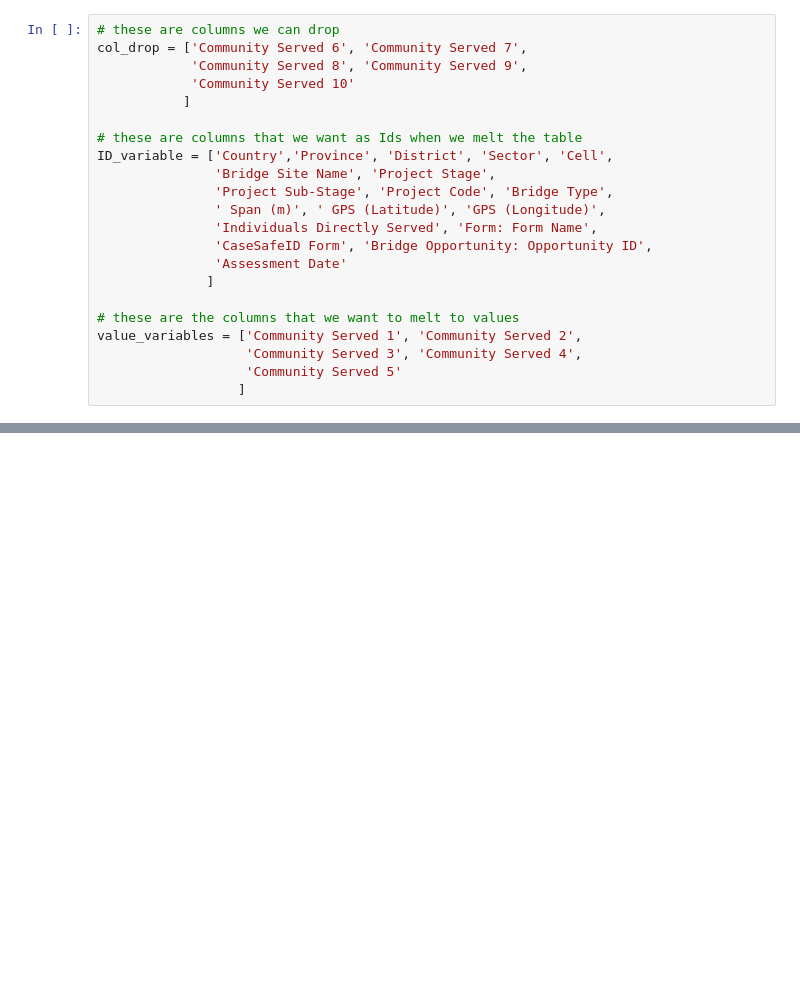
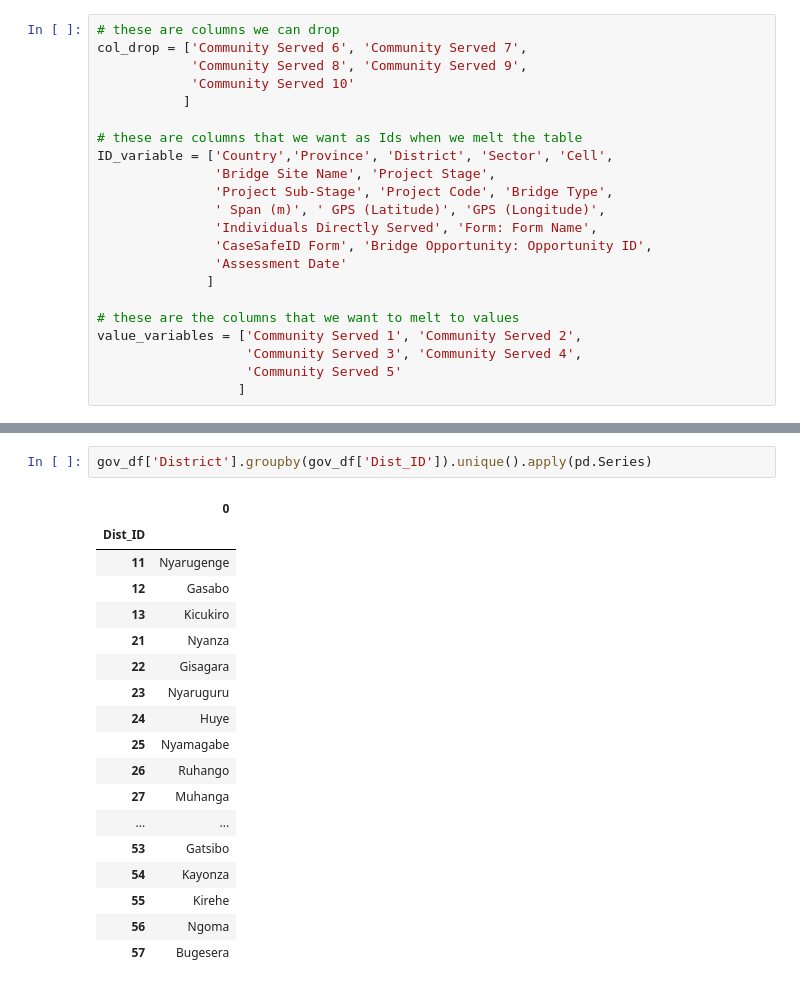
Before and after one commit to BloomTech-Labs/Labs25-Bridges_to_Prosperity-TeamC-ds, a Jupyter notebook: notebooks/cleaningv2.ipynb, the cells around one changed output, grey strips where cells are left out. Drawn from its saved outputs; the diff is of its cells as text; blank space fills up the shorter version.

```diff
--- a/notebooks/cleaningv2.ipynb
+++ b/notebooks/cleaningv2.ipynb
@@ -184,0 +216,21 @@ dtype: int64
+# %%
+gov_df['District'].groupby(gov_df['Dist_ID']).unique().apply(pd.Series)
+# %% [output]
+|  | 0 |
+| Dist_ID |  |
+| 11 | Nyarugenge |
+| 12 | Gasabo |
+| 13 | Kicukiro |
+| 21 | Nyanza |
+| 22 | Gisagara |
+| 23 | Nyaruguru |
+| 24 | Huye |
+| 25 | Nyamagabe |
+| 26 | Ruhango |
+| 27 | Muhanga |
+| ... | ... |
+| 53 | Gatsibo |
+| 54 | Kayonza |
+| 55 | Kirehe |
+| 56 | Ngoma |
+| 57 | Bugesera |
```
Also changed, not shown: parts of 12 cells of this notebook.
